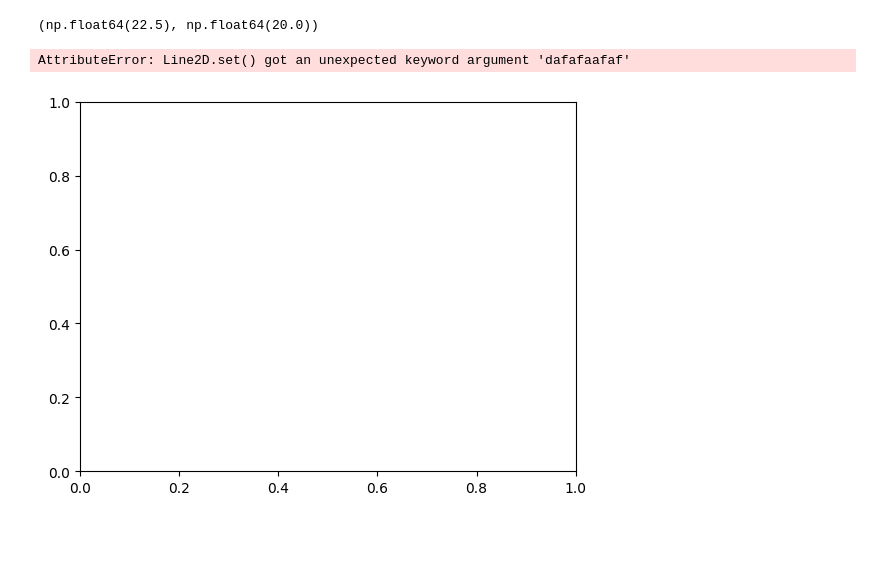
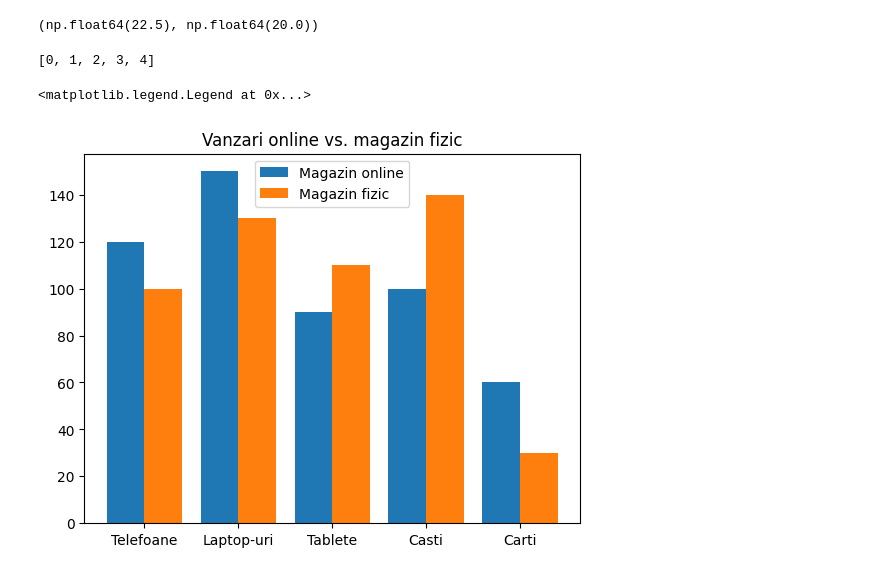
Before and after one commit to gabigutu/link-data-analysis, a Jupyter notebook: link_plot/test_plot.ipynb, the cells around one changed output. Cells and saved outputs as stored; diff of their text form; code cells hidden in the pictures; blank space fills up the shorter version.

```diff
--- a/link_plot/test_plot.ipynb
+++ b/link_plot/test_plot.ipynb
@@ -345,7 +357,29 @@ scipy.stats.iqr(grades), scipy.stats.iqr(grades_impar)
 # %% [output]
 (np.float64(22.5), np.float64(20.0))
 # %%
-plt.plot([90, 82], [10, 17], dafafaafaf='Test')
+# plt.plot([90, 82], [10, 17], dafafaafaf='Test') # Body-ul functiei arunca in mod explicit exceptie pentru niste parametri nesuportutati
-# %% [output]
-AttributeError: Line2D.set() got an unexpected keyword argument 'dafafaafaf'
-[figure, removed]
+# %%
+labels = ['Telefoane', 'Laptop-uri', 'Tablete', 'Casti', 'Carti']
+
+online = [120, 150, 90, 100, 60]
+fizic = [100, 130, 110, 140, 30]
+
+no_labels = len(labels)
+base = list(range(no_labels))
+print(base) # [0, 1, 2, 3]
+
+ndbase = np.array(base)
+online_x = ndbase - 0.2 # [0.1, 1.1, 2.1, 3.1, 4.1]
+fizic_x = ndbase + 0.2 # [0.5, 1.5, 2.5, 3.5, 4.5]
+
+plt.bar(online_x, online, label='Magazin online', width=0.4)
+plt.bar(fizic_x, fizic, label='Magazin fizic', width=0.4)
+
+plt.xticks(base, labels)
+plt.title('Vanzari online vs. magazin fizic')
+
+plt.legend()
+# %% [output]
+[0, 1, 2, 3, 4]
+<matplotlib.legend.Legend at 0x...>
+[figure, added]
```
Also changed, not shown: parts of 2 cells of this notebook.
